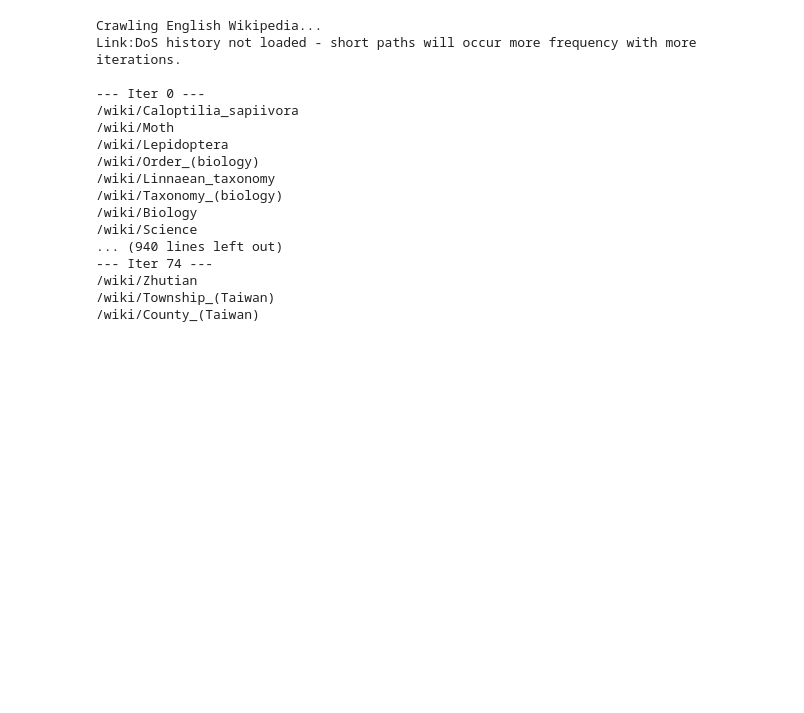
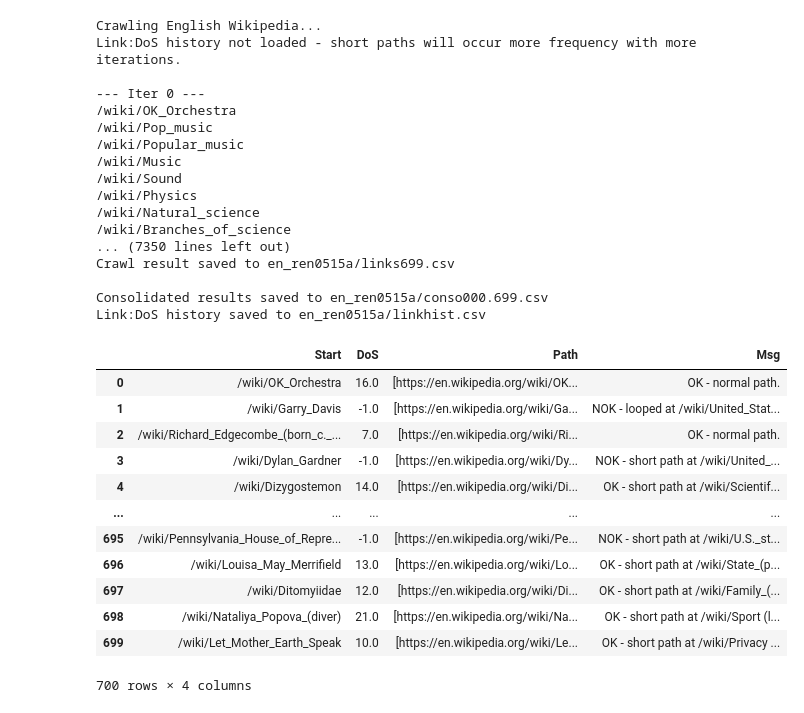
Before and after one commit to jrenzodorado/LT2_DMW_Lab, a Jupyter notebook: Lab1_LT2.ipynb, the cells around one changed output. Drawn from its saved outputs; the diff is of its cells as text; code cells hidden in the pictures; blank space fills up the shorter version.

Commit message:
Fix: modularity for advanced.ipynb and consolidated files

```diff
--- a/Lab1_LT2.ipynb
+++ b/Lab1_LT2.ipynb
@@ -435,47 +435,60 @@ def crawl_iter(basedir, urls=list(), lang='en', a=0, b=100, test=False):
     for i in range(a, b):
         url = urls[i - a] if bool(urls) else ''
         print(f'\n--- Iter {i} ---')
         flinks, dosl, msg = web_crawler(i, dir_, url, lang, linkhist)
         data.append([urlparse(flinks[0]).path, dosl[0], flinks, msg])
         links = [urlparse(flink).path for flink in flinks]
         linkhist.update({link: dos.astype(int) for link, dos in zip(links, dosl)})
     df = pd.DataFrame(data, columns=['Start', 'DoS', 'Path', 'Msg'])
     df.to_csv(f'{dir_}conso{a:03d}.{b-1:03d}.csv', index=False)
     print(f'\nConsolidated results saved to {dir_}conso{a:03d}.{b-1:03d}.csv')
     # print(linkhist)
     if not test:
         dflhist = pd.DataFrame(list(linkhist.items()), columns=['Link', 'DoS'])
         dflhist.to_csv(f'{dir_}linkhist.csv', index=False)
         print(f'Link:DoS history saved to {dir_}linkhist.csv')
     return df
 
 
 # urls = ['https://en.wikipedia.org/wiki/Kevin_Bacon',
 #         'https://en.wikipedia.org/wiki/Doom_(2016_video_game)']
 # urls = ['https://en.wikipedia.org/wiki/wiki/Baarbach',
 #         'https://en.wikipedia.org/wiki/wiki/Data']
 # urls = ['https://es.wikipedia.org/wiki/Territorio']
 # urls = ['https://es.wikipedia.org/wiki/Arte']
 urls = []
-crawl_iter(basedir='res0515b/', urls=urls, lang='en', a=0, b=500)
+crawl_iter(basedir='ren0515a/', urls=urls, lang='en', a=0, b=700)
 # %% [output]
 Crawling English Wikipedia...
 Link:DoS history not loaded - short paths will occur more frequency with more iterations.
 
 --- Iter 0 ---
-/wiki/Caloptilia_sapiivora
-/wiki/Moth
-/wiki/Lepidoptera
-/wiki/Order_(biology)
-/wiki/Linnaean_taxonomy
-/wiki/Taxonomy_(biology)
-/wiki/Biology
-/wiki/Science
-... (940 lines left out)
---- Iter 74 ---
-/wiki/Zhutian
-/wiki/Township_(Taiwan)
-/wiki/County_(Taiwan)
+/wiki/OK_Orchestra
+/wiki/Pop_music
+/wiki/Popular_music
+/wiki/Music
+/wiki/Sound
+/wiki/Physics
+/wiki/Natural_science
+/wiki/Branches_of_science
+... (7350 lines left out)
+Crawl result saved to en_ren0515a/links699.csv
+
+Consolidated results saved to en_ren0515a/conso000.699.csv
+Link:DoS history saved to en_ren0515a/linkhist.csv
+|  | Start | DoS | Path | Msg |
+| 0 | /wiki/OK_Orchestra | 16.0 | [https://en.wikipedia.org/wiki/OK... | OK - normal path. |
+| 1 | /wiki/Garry_Davis | -1.0 | [https://en.wikipedia.org/wiki/Ga... | NOK - looped at /wiki/United_Stat... |
+| 2 | /wiki/Richard_Edgecombe_(born_c._... | 7.0 | [https://en.wikipedia.org/wiki/Ri... | OK - normal path. |
+| 3 | /wiki/Dylan_Gardner | -1.0 | [https://en.wikipedia.org/wiki/Dy... | NOK - short path at /wiki/United_... |
+| 4 | /wiki/Dizygostemon | 14.0 | [https://en.wikipedia.org/wiki/Di... | OK - short path at /wiki/Scientif... |
+| ... | ... | ... | ... | ... |
+| 695 | /wiki/Pennsylvania_House_of_Repre... | -1.0 | [https://en.wikipedia.org/wiki/Pe... | NOK - short path at /wiki/U.S._st... |
+| 696 | /wiki/Louisa_May_Merrifield | 13.0 | [https://en.wikipedia.org/wiki/Lo... | OK - short path at /wiki/State_(p... |
+| 697 | /wiki/Ditomyiidae | 12.0 | [https://en.wikipedia.org/wiki/Di... | OK - short path at /wiki/Family_(... |
+| 698 | /wiki/Nataliya_Popova_(diver) | 21.0 | [https://en.wikipedia.org/wiki/Na... | OK - short path at /wiki/Sport (l... |
+| 699 | /wiki/Let_Mother_Earth_Speak | 10.0 | [https://en.wikipedia.org/wiki/Le... | OK - short path at /wiki/Privacy ... |
+700 rows × 4 columns
 # %%
 # diff data
 
```
Also changed, not shown: 7 other files.
